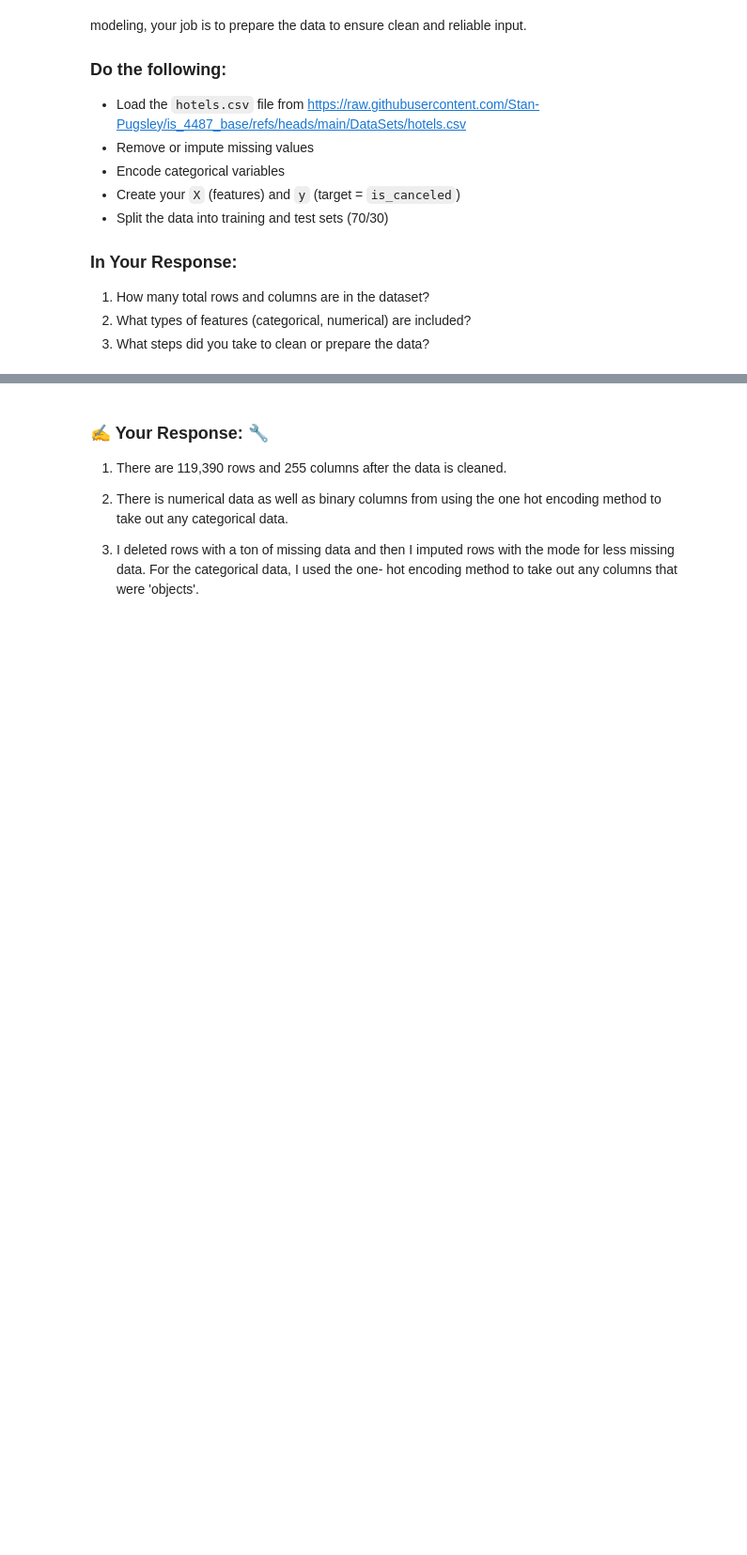
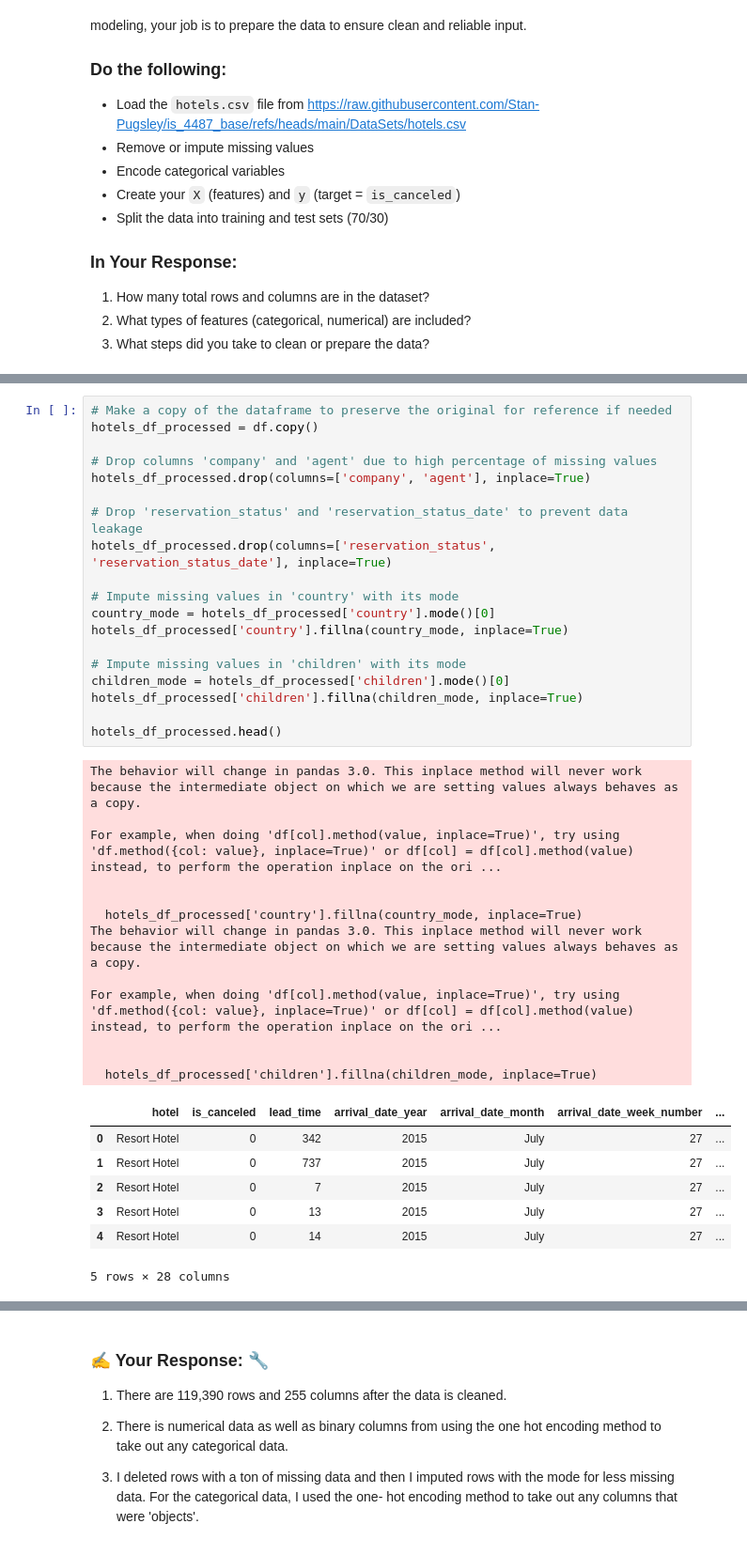
Before and after one commit to cassandranagy12/IS-4487-Labs, a Jupyter notebook: Assignments/assignment_12_bayes_svm_neural.ipynb, the cells around one changed output, grey strips where cells are left out. Shown at 94% size. Saved outputs shown, nothing was run; the diff lists cells and outputs as text; blank space fills up the shorter version.

```diff
--- a/Assignments/assignment_12_bayes_svm_neural.ipynb
+++ b/Assignments/assignment_12_bayes_svm_neural.ipynb
@@ -103,3 +131,42 @@ print(missing_values_count)
+# %%
+# Make a copy of the dataframe to preserve the original for reference if needed
+hotels_df_processed = df.copy()
+
+# Drop columns 'company' and 'agent' due to high percentage of missing values
+hotels_df_processed.drop(columns=['company', 'agent'], inplace=True)
+
+# Drop 'reservation_status' and 'reservation_status_date' to prevent data leakage
+hotels_df_processed.drop(columns=['reservation_status', 'reservation_status_date'], inplace=True)
+
+# Impute missing values in 'country' with its mode
+country_mode = hotels_df_processed['country'].mode()[0]
+hotels_df_processed['country'].fillna(country_mode, inplace=True)
+
+# Impute missing values in 'children' with its mode
+children_mode = hotels_df_processed['children'].mode()[0]
+hotels_df_processed['children'].fillna(children_mode, inplace=True)
+
+hotels_df_processed.head()
+# %% [output]
+The behavior will change in pandas 3.0. This inplace method will never work because the intermediate object on which we are setting values always behaves as a copy.
+
+For example, when doing 'df[col].method(value, inplace=True)', try using 'df.method({col: value}, inplace=True)' or df[col] = df[col].method(value) instead, to perform the operation inplace on the ori ...
+
+
+  hotels_df_processed['country'].fillna(country_mode, inplace=True)
+The behavior will change in pandas 3.0. This inplace method will never work because the intermediate object on which we are setting values always behaves as a copy.
+
+For example, when doing 'df[col].method(value, inplace=True)', try using 'df.method({col: value}, inplace=True)' or df[col] = df[col].method(value) instead, to perform the operation inplace on the ori ...
+
+
+  hotels_df_processed['children'].fillna(children_mode, inplace=True)
+|  | hotel | is_canceled | lead_time | arrival_date_year | arrival_date_month | arrival_date_week_number | ... |
+| 0 | Resort Hotel | 0 | 342 | 2015 | July | 27 | ... |
+| 1 | Resort Hotel | 0 | 737 | 2015 | July | 27 | ... |
+| 2 | Resort Hotel | 0 | 7 | 2015 | July | 27 | ... |
+| 3 | Resort Hotel | 0 | 13 | 2015 | July | 27 | ... |
+| 4 | Resort Hotel | 0 | 14 | 2015 | July | 27 | ... |
+5 rows × 28 columns
 # %%
 # Make a copy of the dataframe to preserve the original for reference if needed
 hotels_df_processed = df.copy()
```
Also changed, not shown: parts of 14 cells of this notebook.
